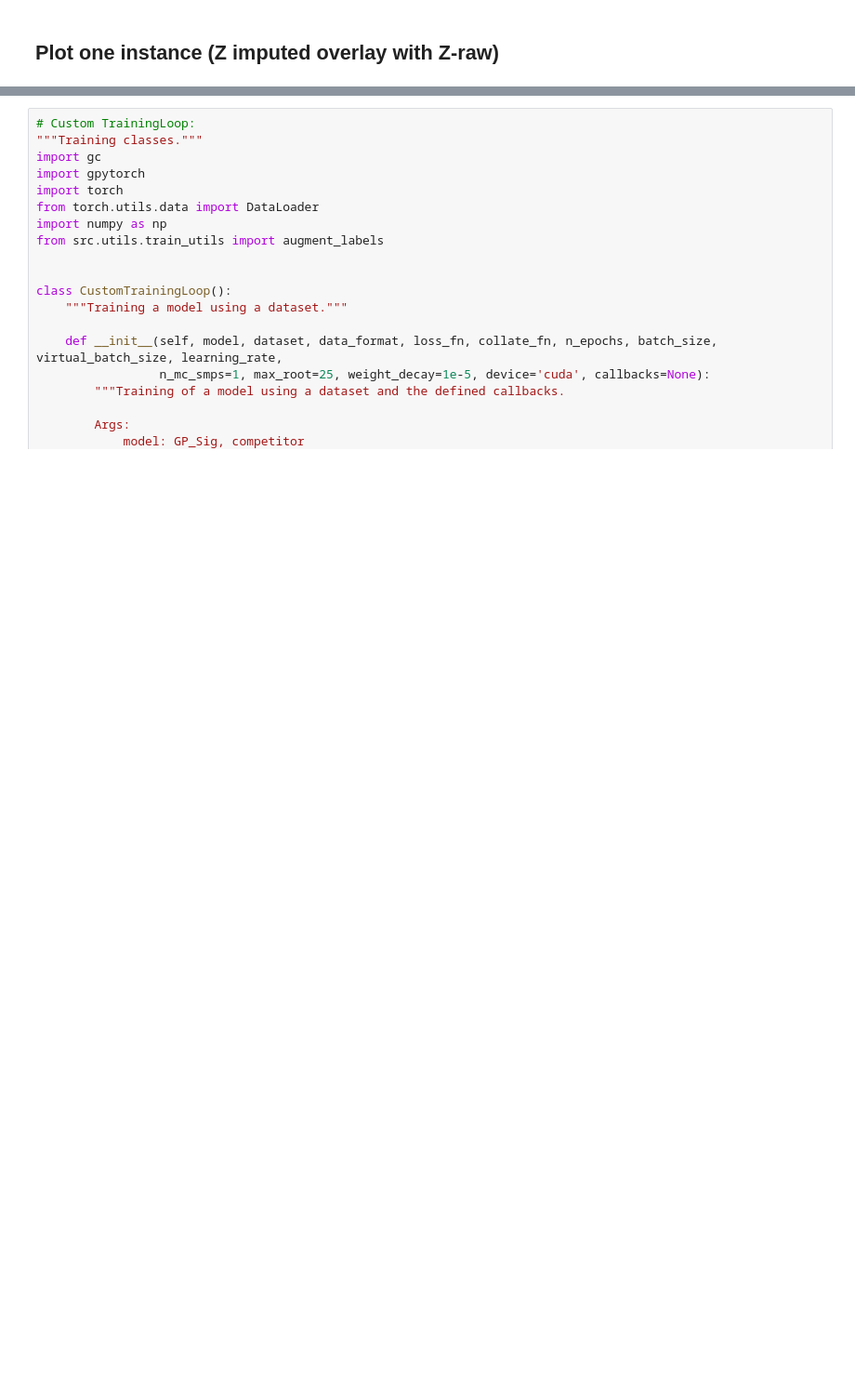
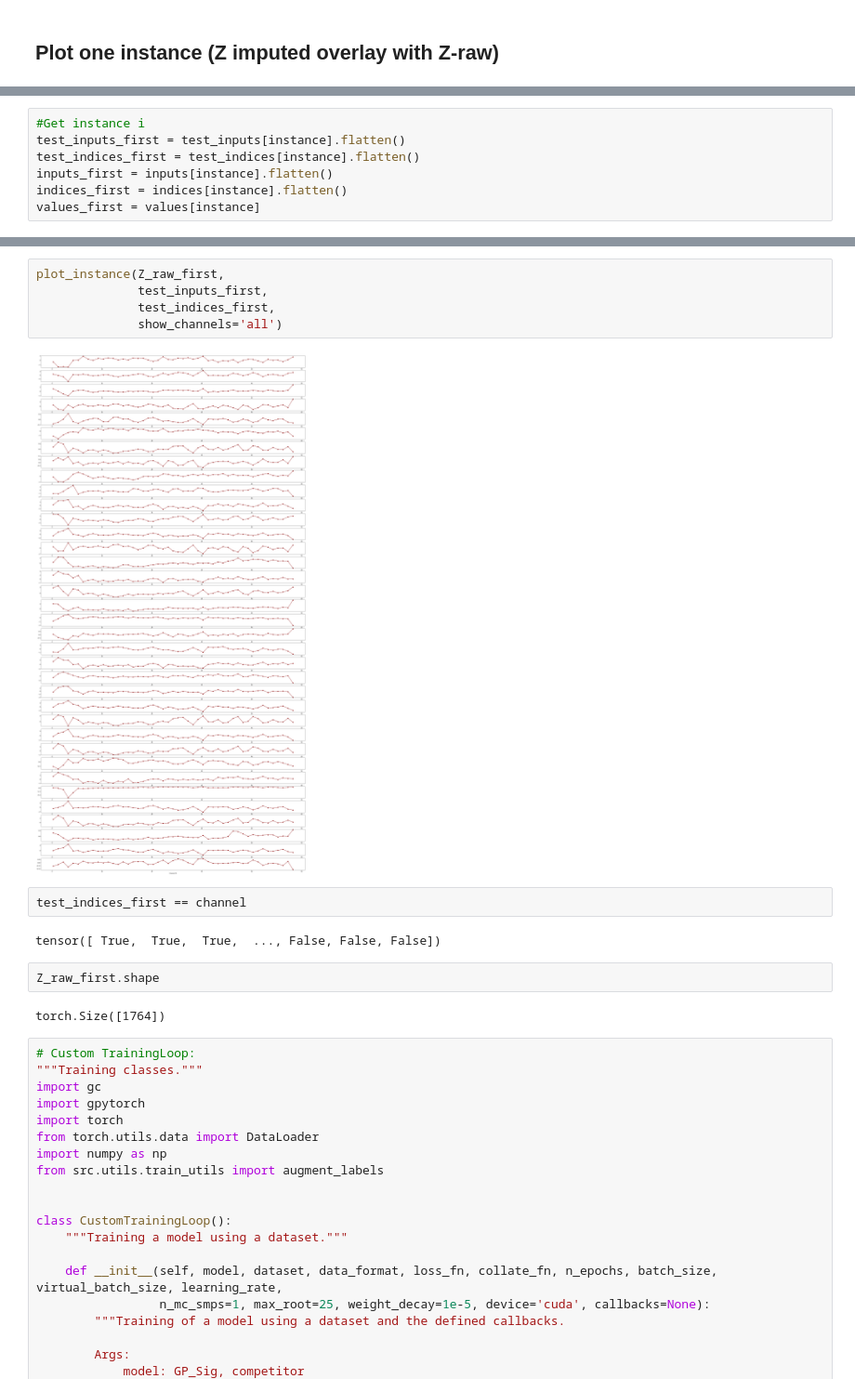
Before and after one commit to BorgwardtLab/Imputing_Signatures, a Jupyter notebook: notebooks/testing_gp_sig_adapter_padding.ipynb, the cells around one changed output, grey strips where cells are left out. Shown at 93% size. Saved outputs shown, nothing was run; the diff lists cells and outputs as text; blank space fills up the shorter version.

```diff
--- a/notebooks/testing_gp_sig_adapter_padding.ipynb
+++ b/notebooks/testing_gp_sig_adapter_padding.ipynb
@@ -400,0 +422,7 @@ class GP_Sig(nn.Module):
+# %%
+#Get instance i
+test_inputs_first = test_inputs[instance].flatten()
+test_indices_first = test_indices[instance].flatten()
+inputs_first = inputs[instance].flatten()
+indices_first = indices[instance].flatten()
+values_first = values[instance]
@@ -401,3 +500,18 @@ class GP_Sig(nn.Module):
+# %%
+plot_instance(Z_raw_first,
+              test_inputs_first,
+              test_indices_first,
+              show_channels='all')
+# %% [output]
+[figure, added]
+# %%
+test_indices_first == channel
+# %% [output]
+tensor([ True,  True,  True,  ..., False, False, False])
+# %%
+Z_raw_first.shape
+# %% [output]
+torch.Size([1764])
 # %%
 # Custom TrainingLoop:
 """Training classes."""
```
Also changed, not shown: parts of 21 cells of this notebook.
